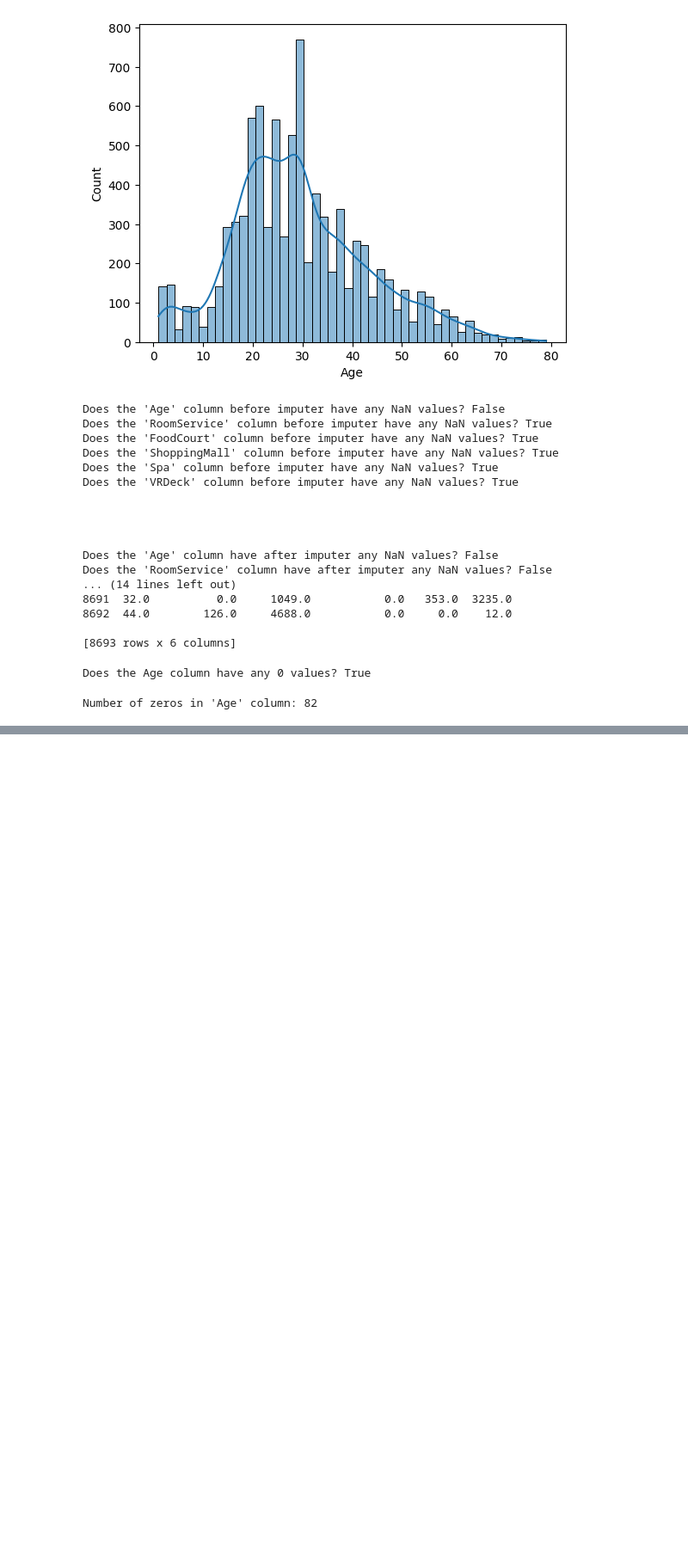
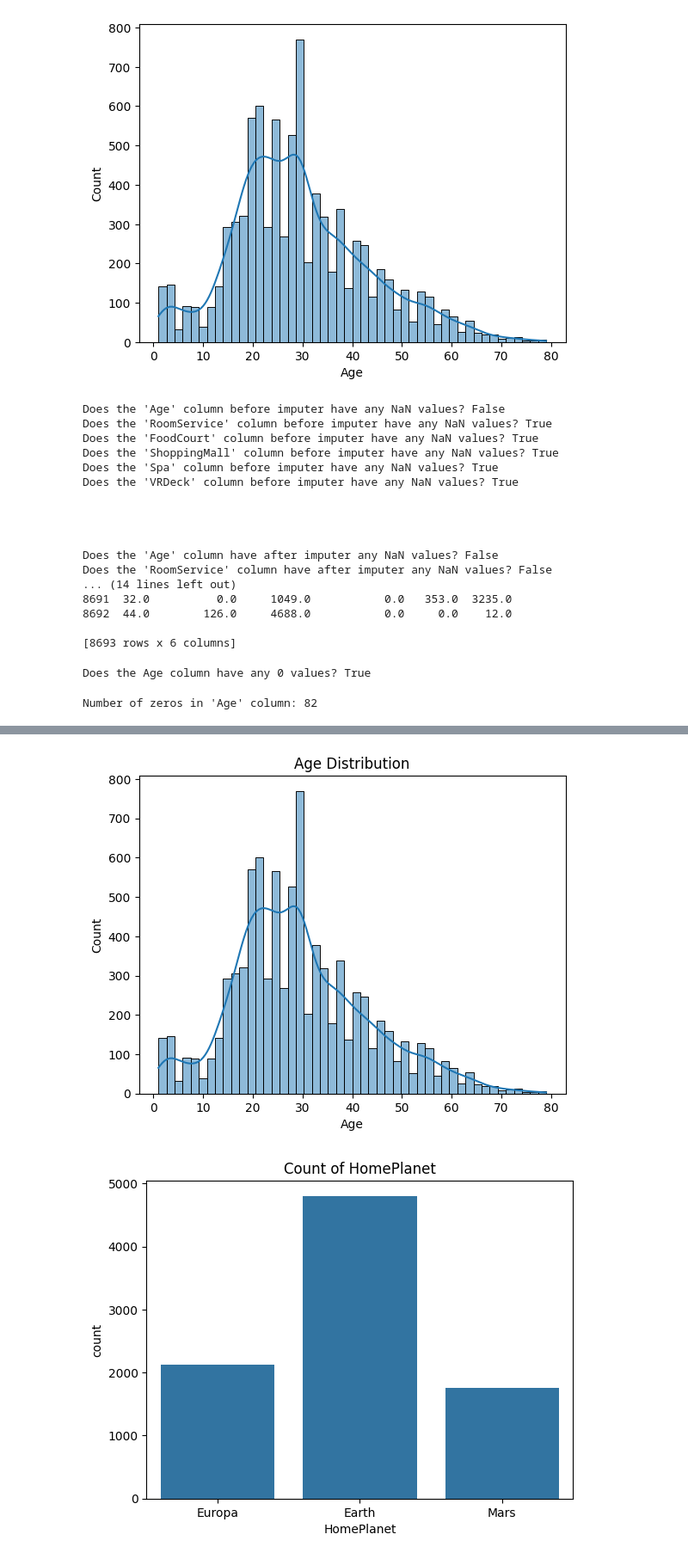
Before and after one commit to 7PAM2015-0509-2023-Group6/Kaggle-Challenge-Spaceship-Titanic-, a Jupyter notebook: Assignment2_kaggle.ipynb, the cells around one changed output, grey strips where cells are left out. Shown: that part at 86% size. Saved outputs shown, nothing was run; the diff lists cells and outputs as text; code cells hidden in the pictures; blank space fills up the shorter version.

Commit message:
checks for and imputes missing values in categorical features of training and test datasets, then generates visualizations to analyze distributions and correlations within the data.

```diff
--- a/Assignment2_kaggle.ipynb
+++ b/Assignment2_kaggle.ipynb
@@ -245,0 +251,23 @@ Does the 'VRDeck' column have after imputer any NaN values? False
+# %%
+categorical_features_space_tit = ['HomePlanet', 'CryoSleep', 'Cabin', 'Destination', 'VIP']
+# Initialize the SimpleImputer for the categorical features
+categorical_imputer = SimpleImputer(strategy='most_frequent')
+# %%
+# Impute missing values for categorical features in both training and test sets
+for feature_cat in categorical_features_space_tit:
+    has_nan_train_cat = train_df[feature_cat].isna().any()
+    print(f"Does the '{feature_cat}' column Train before imputer have any NaN values? {has_nan_train_cat}")
+    has_nan_test_cat = test_df[feature_cat].isna().any()
+    print(f"Does the '{feature_cat}' column Test before imputer have any NaN values? {has_nan_test_cat}")
+
+
+print("\n\n\n")
+train_df[categorical_features_space_tit] = categorical_imputer.fit_transform(train_df[categorical_features_space_tit])
+test_df[categorical_features_space_tit] = categorical_imputer.transform(test_df[categorical_features_space_tit])
+
+# Impute missing values for categorical features in both training and test sets
+for feature_cat in categorical_features_space_tit:
+    has_nan_train_cat = train_df[feature_cat].isna().any()
+    print(f"Does the '{feature_cat}' column Train before imputer have any NaN values? {has_nan_train_cat}")
+    has_nan_test_cat = test_df[feature_cat].isna().any()
+    print(f"Does the '{feature_cat}' column Test before imputer have any NaN values? {has_nan_test_cat}")
@@ -245,0 +292,25 @@ Does the 'VRDeck' column have after imputer any NaN values? False
+# %%
+# Example visualizations
+sns.histplot(train_df['Age'].dropna(), kde=True)
+plt.title('Age Distribution')
+plt.show()
+
+sns.countplot(x='HomePlanet', data=train_df)
+plt.title('Count of HomePlanet')
+plt.show()
+
+sns.countplot(x='Transported', data=train_df)
+plt.title('Transported Distribution')
+plt.show()
+
+# Only include numeric columns for correlation matrix
+numeric_df = train_df.select_dtypes(include=['float64', 'int64'])
+
+# Correlation matrix
+plt.figure(figsize=(12, 8))
+sns.heatmap(numeric_df.corr(), annot=True, cmap='coolwarm')
+plt.title('Correlation Matrix')
+plt.show()
+# %% [output]
+[figure, added]
+[figure, added]
```
Also changed, not shown: parts of 4 cells of this notebook.
